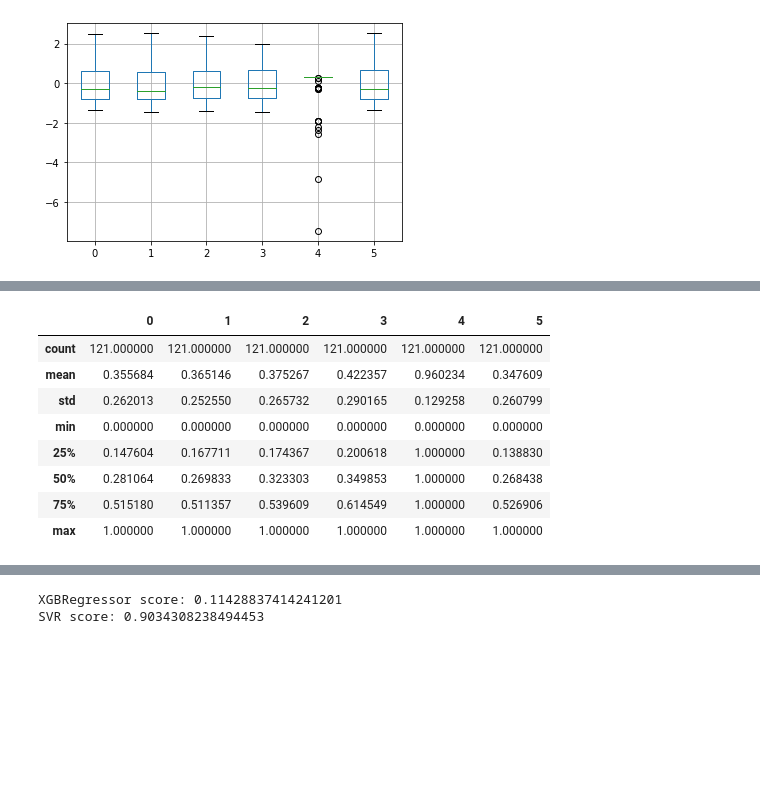
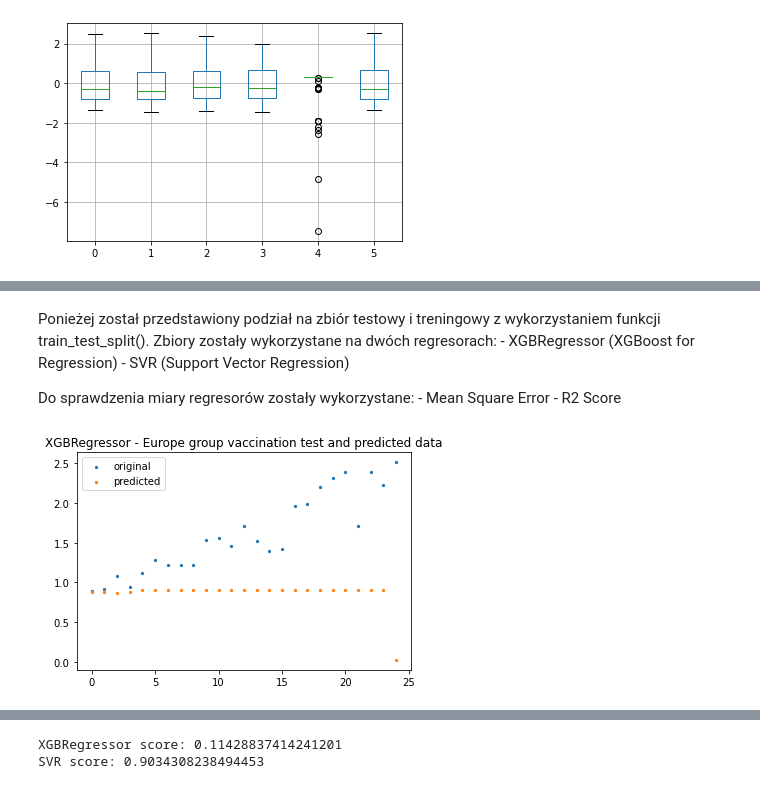
Before and after one commit to cinekpl97/knowledge-discovery-methods-vaccination-prediction, a Jupyter notebook: covid_vaccination.ipynb, the cells around one changed output, grey strips where cells are left out. Drawn from its saved outputs; the diff is of its cells as text; code cells hidden in the pictures; blank space fills up the shorter version.

```diff
--- a/covid_vaccination.ipynb
+++ b/covid_vaccination.ipynb
@@ -122,16 +141,14 @@ df_new.boxplot()
 [figure]
-# %%
-df_new.describe()
-# %% [output]
-|  | 0 | 1 | 2 | 3 | 4 | 5 |
-| count | 121.000000 | 121.000000 | 121.000000 | 121.000000 | 121.000000 | 121.000000 |
-| mean | 0.355684 | 0.365146 | 0.375267 | 0.422357 | 0.960234 | 0.347609 |
-| std | 0.262013 | 0.252550 | 0.265732 | 0.290165 | 0.129258 | 0.260799 |
-| min | 0.000000 | 0.000000 | 0.000000 | 0.000000 | 0.000000 | 0.000000 |
-| 25% | 0.147604 | 0.167711 | 0.174367 | 0.200618 | 1.000000 | 0.138830 |
-| 50% | 0.281064 | 0.269833 | 0.323303 | 0.349853 | 1.000000 | 0.268438 |
-| 75% | 0.515180 | 0.511357 | 0.539609 | 0.614549 | 1.000000 | 0.526906 |
-| max | 1.000000 | 1.000000 | 1.000000 | 1.000000 | 1.000000 | 1.000000 |
+# %% [markdown]
+Ponieżej został przedstawiony podział na zbiór testowy i treningowy z wykorzystaniem
+funkcji train_test_split().
+Zbiory zostały wykorzystane na dwóch regresorach:
+    - XGBRegressor (XGBoost for Regression)
+    - SVR (Support Vector Regression)
+
+Do sprawdzenia miary regresorów zostały wykorzystane:
+    - Mean Square Error
+    - R2 Score
 # %%
 from sklearn.model_selection import train_test_split
 
@@ -143,7 +160,15 @@ x_ax = range(len(y_test))
 # %%
 from xgboost import XGBRegressor
 
 xgb_clf = XGBRegressor(objective="reg:squarederror", n_estimators=100)
 xgb_clf.fit(X_train, y_train)
 y_pred_xgb = xgb_clf.predict(X_test)
+
+plt.scatter(x_ax, y_test, s=5, label="original")
+plt.scatter(x_ax, y_pred_xgb, s=5, label="predicted")
+plt.title("XGBRegressor - Europe group vaccination test and predicted data")
+plt.legend()
+plt.show()
+# %% [output]
+[figure, added]
 # %%
```
Also changed, not shown: parts of 12 cells of this notebook.
